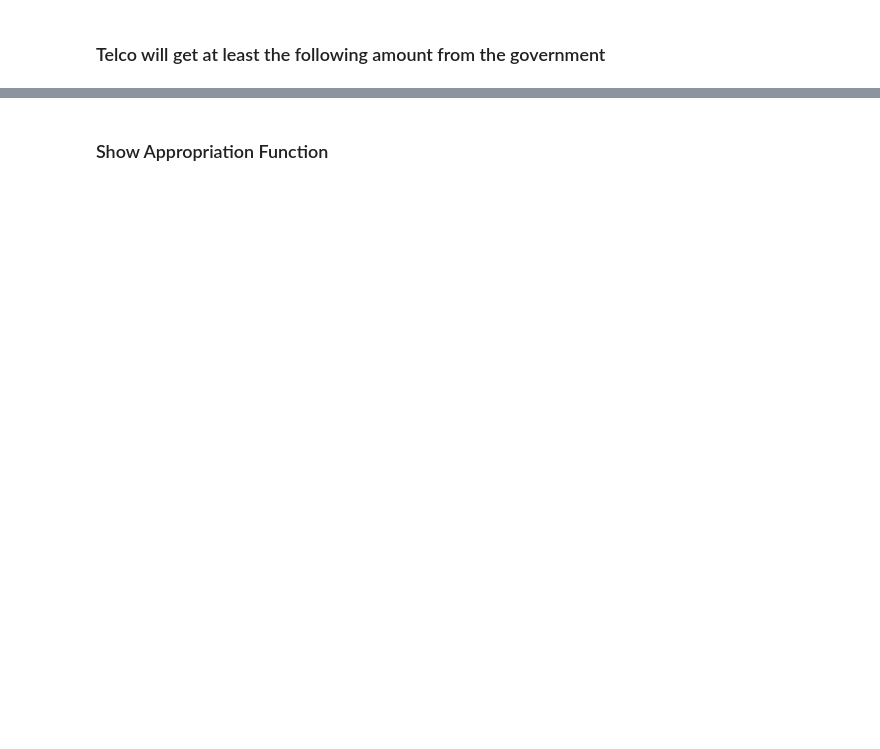
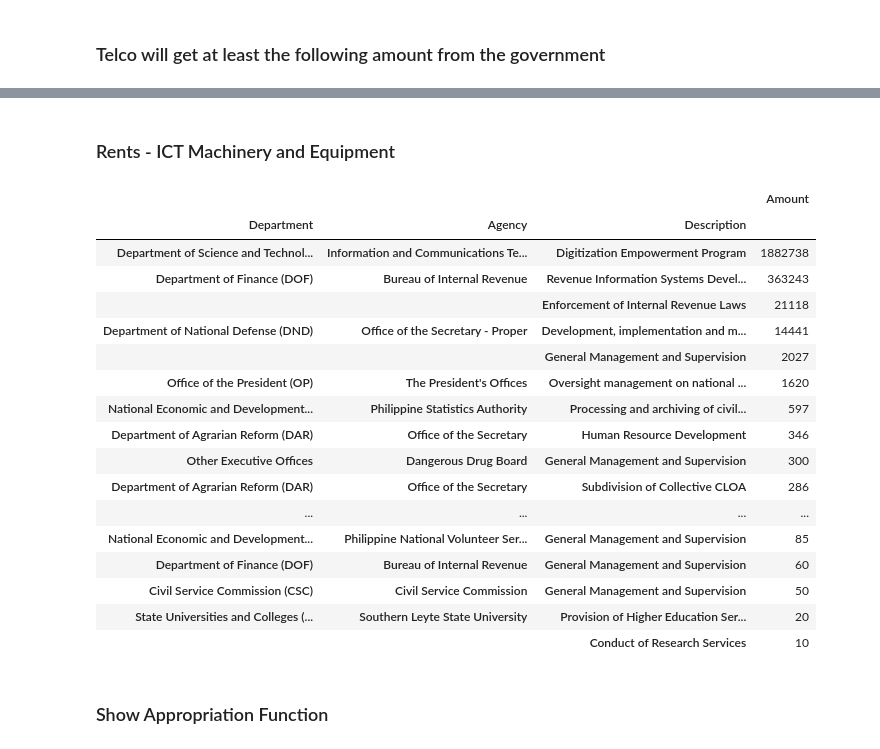
Before and after one commit to RickBahague/ICT4P, a Jupyter notebook: ICT Spending in the 2015 NEP.ipynb, the cells around one changed output, grey strips where cells are left out. Drawn from its saved outputs; the diff is of its cells as text; code cells hidden in the pictures; blank space fills up the shorter version.

```diff
--- a/ICT Spending in the 2015 NEP.ipynb
+++ b/ICT Spending in the 2015 NEP.ipynb
@@ -282,3 +360,30 @@ dtype: float64
+# %% [markdown]
+### Rents - ICT Machinery and Equipment
+# %%
+#Description, Agency, Department, Category
+query_str = 'Rents - ICT Machinery and Equipment'
+temp = all_data[all_data.Objective==query_str].groupby(['Department','Agency','Description']).sum()
+temp.sort(columns='Amount',ascending=False,inplace=True)
+temp
+# %% [output]
+|  |  |  | Amount |
+| Department | Agency | Description |  |
+| Department of Science and Technol... | Information and Communications Te... | Digitization Empowerment Program | 1882738 |
+| Department of Finance (DOF) | Bureau of Internal Revenue | Revenue Information Systems Devel... | 363243 |
+|  |  | Enforcement of Internal Revenue Laws | 21118 |
+| Department of National Defense (DND) | Office of the Secretary - Proper | Development, implementation and m... | 14441 |
+|  |  | General Management and Supervision | 2027 |
+| Office of the President (OP) | The President's Offices | Oversight management on national ... | 1620 |
+| National Economic and Development... | Philippine Statistics Authority | Processing and archiving of civil... | 597 |
+| Department of Agrarian Reform (DAR) | Office of the Secretary | Human Resource Development | 346 |
+| Other Executive Offices | Dangerous Drug Board | General Management and Supervision | 300 |
+| Department of Agrarian Reform (DAR) | Office of the Secretary | Subdivision of Collective CLOA | 286 |
+| ... | ... | ... | ... |
+| National Economic and Development... | Philippine National Volunteer Ser... | General Management and Supervision | 85 |
+| Department of Finance (DOF) | Bureau of Internal Revenue | General Management and Supervision | 60 |
+| Civil Service Commission (CSC) | Civil Service Commission | General Management and Supervision | 50 |
+| State Universities and Colleges (... | Southern Leyte State University | Provision of Higher Education Ser... | 20 |
+|  |  | Conduct of Research Services | 10 |
 # %% [markdown]
 ### Show Appropriation Function
 # %%
```
Also changed, not shown: parts of 28 cells of this notebook.
